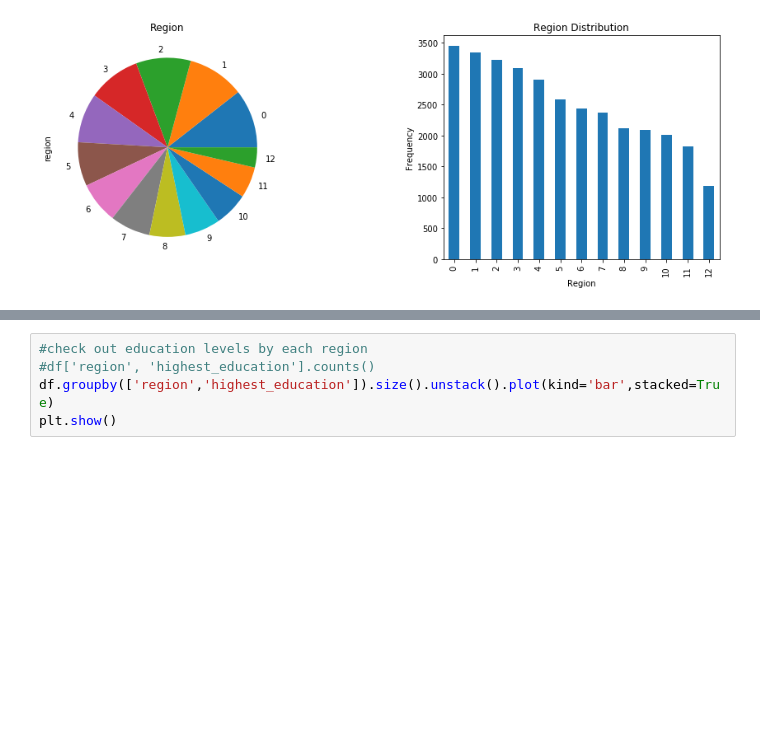
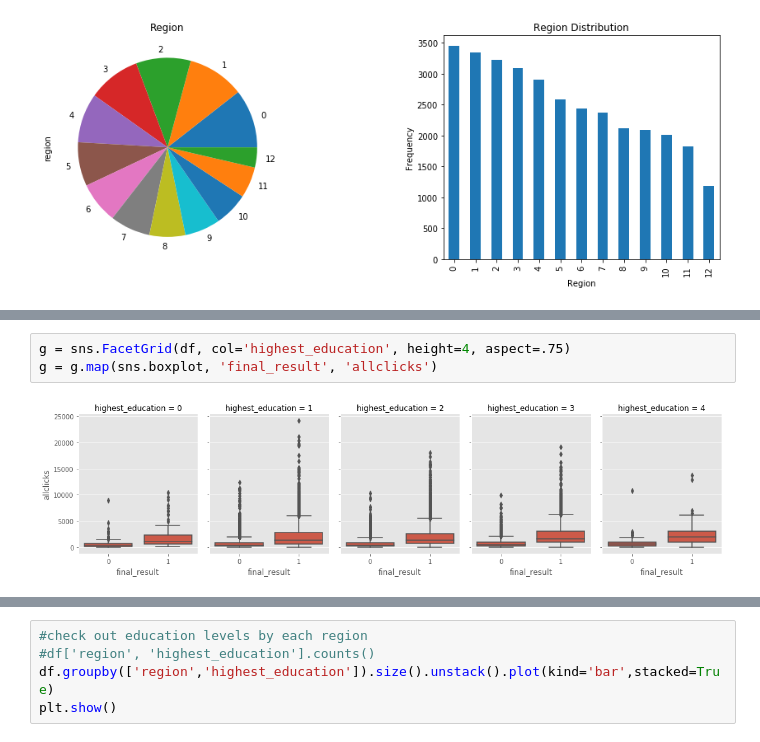
Before and after one commit to lmschreib/Exploratory-Data-Analysis, a Jupyter notebook: Exploratory Data Analysis Connected to Database.ipynb, the cells around one changed output, grey strips where cells are left out. Cells and saved outputs as stored; diff of their text form; blank space fills up the shorter version.

```diff
--- a/Exploratory Data Analysis Connected to Database.ipynb
+++ b/Exploratory Data Analysis Connected to Database.ipynb
@@ -124,0 +153,5 @@ plt.show()
+# %%
+g = sns.FacetGrid(df, col='highest_education', height=4, aspect=.75)
+g = g.map(sns.boxplot, 'final_result', 'allclicks')
+# %% [output]
+[figure, added]
```
Also changed, not shown: parts of 32 cells of this notebook.
